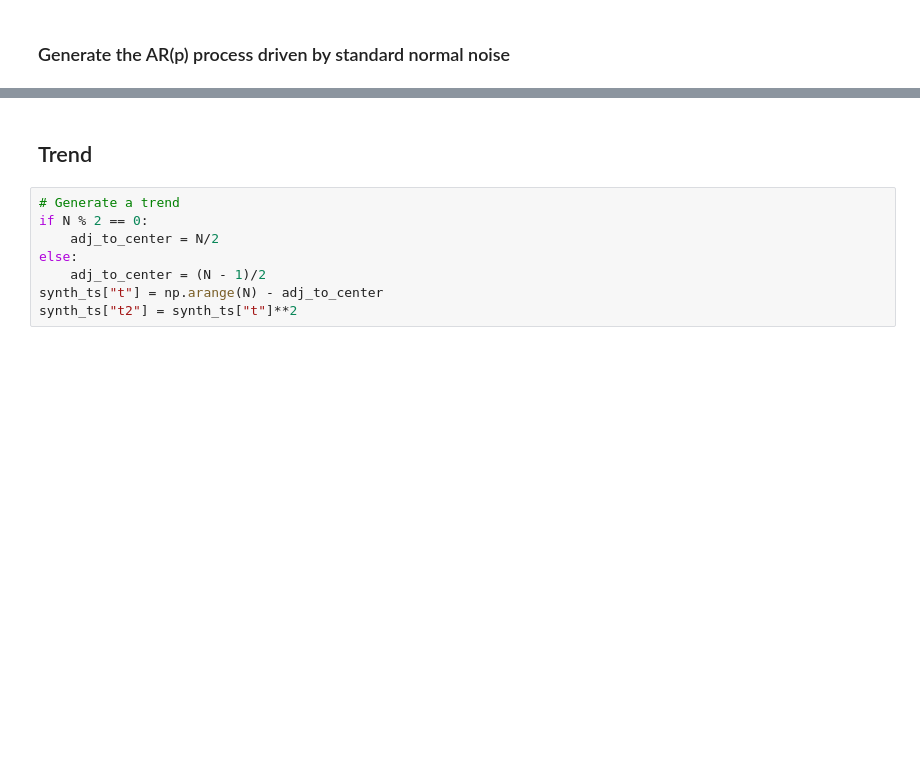
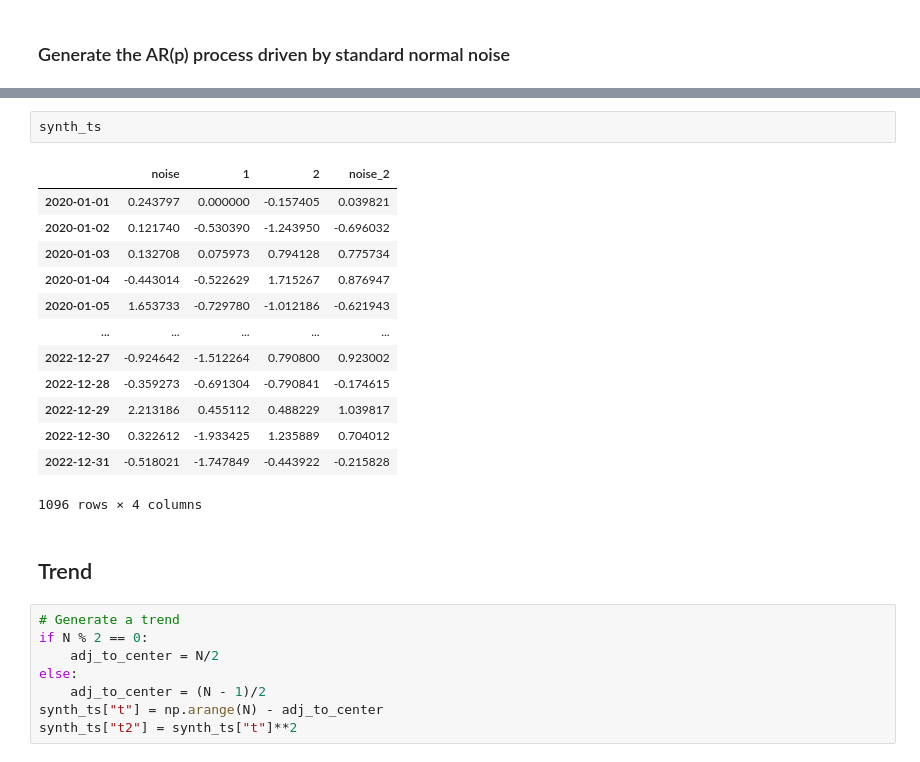
Before and after one commit to reebme/time-imputation-benchmark, a Jupyter notebook: Notebooks/01_Prepare_Data.ipynb, the cells around one changed output, grey strips where cells are left out. Drawn from its saved outputs; the diff is of its cells as text; blank space fills up the shorter version.

```diff
--- a/Notebooks/01_Prepare_Data.ipynb
+++ b/Notebooks/01_Prepare_Data.ipynb
@@ -289,3 +290,19 @@ look-up table. The actual p-value is greater than the p-value returned.
+# %%
+synth_ts
+# %% [output]
+|  | noise | 1 | 2 | noise_2 |
+| 2020-01-01 | 0.243797 | 0.000000 | -0.157405 | 0.039821 |
+| 2020-01-02 | 0.121740 | -0.530390 | -1.243950 | -0.696032 |
+| 2020-01-03 | 0.132708 | 0.075973 | 0.794128 | 0.775734 |
+| 2020-01-04 | -0.443014 | -0.522629 | 1.715267 | 0.876947 |
+| 2020-01-05 | 1.653733 | -0.729780 | -1.012186 | -0.621943 |
+| ... | ... | ... | ... | ... |
+| 2022-12-27 | -0.924642 | -1.512264 | 0.790800 | 0.923002 |
+| 2022-12-28 | -0.359273 | -0.691304 | -0.790841 | -0.174615 |
+| 2022-12-29 | 2.213186 | 0.455112 | 0.488229 | 1.039817 |
+| 2022-12-30 | 0.322612 | -1.933425 | 1.235889 | 0.704012 |
+| 2022-12-31 | -0.518021 | -1.747849 | -0.443922 | -0.215828 |
+1096 rows × 4 columns
 # %% [markdown]
 ## Trend
 # %%
```
Also changed, not shown: parts of 6 cells of this notebook, 2 other files.
